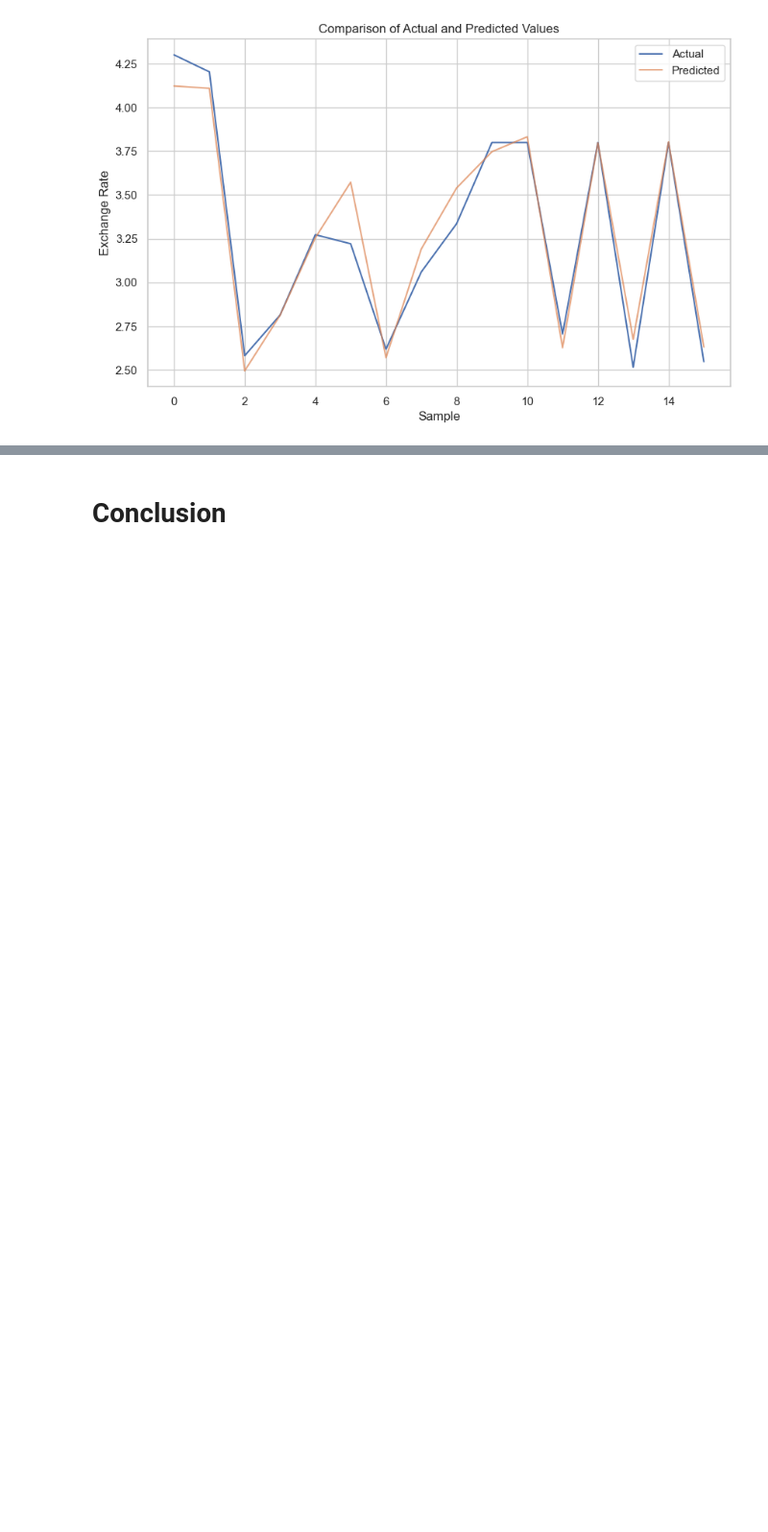
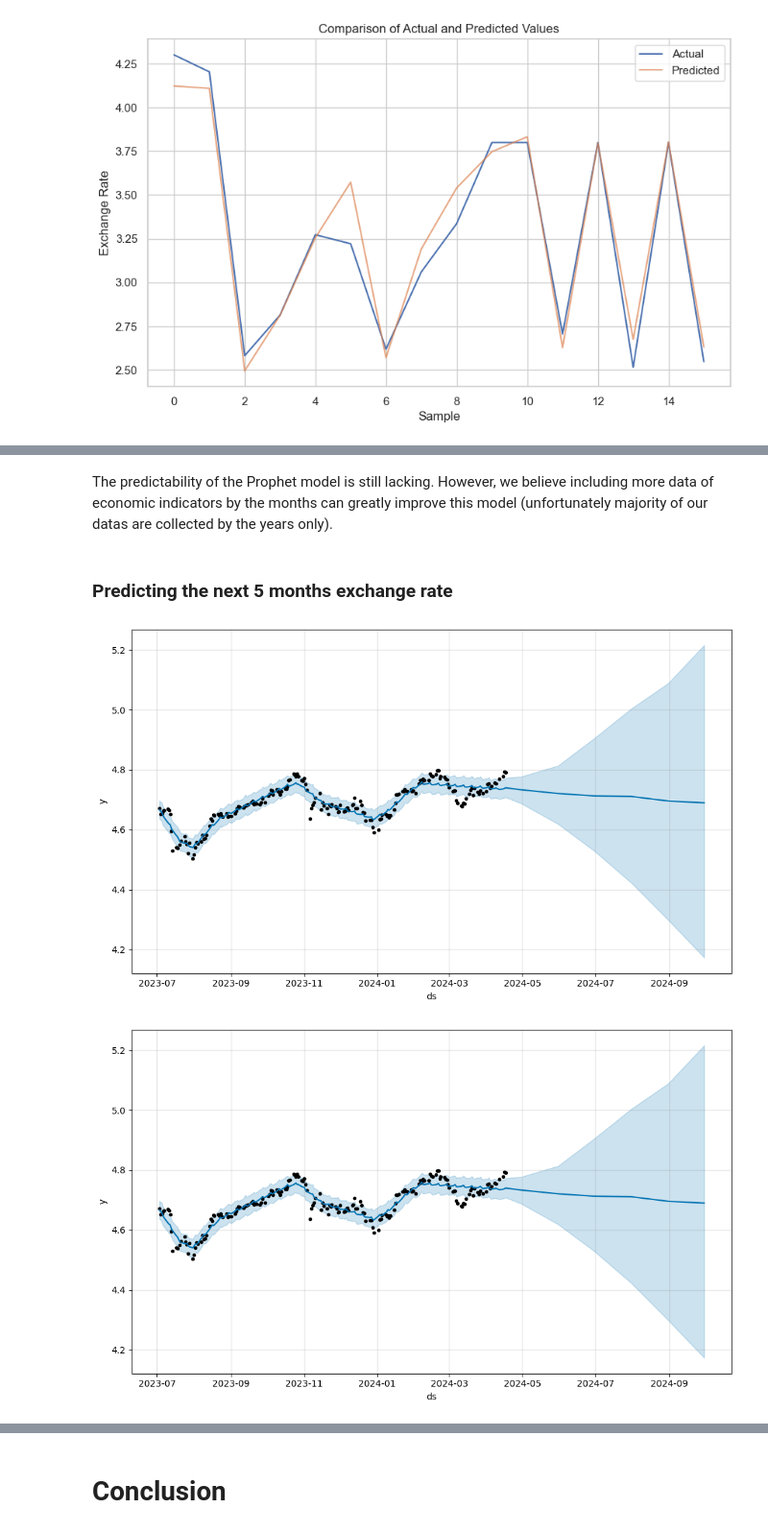
Before and after one commit to KohJJ820/MLIsFun, a Jupyter notebook: 5_Project/5_Project.ipynb, the cells around one changed output, grey strips where cells are left out. Shown at 96% size. Saved outputs shown, nothing was run; the diff lists cells and outputs as text; code cells hidden in the pictures; blank space fills up the shorter version.

```diff
--- a/5_Project/5_Project.ipynb
+++ b/5_Project/5_Project.ipynb
@@ -1068,5 +1046,5 @@ from prophet import Prophet
 # %%
-df = pd.read_csv('datasets/monthlyRate.csv')
+df = pd.read_csv('monthlyRate.csv')
 # %%
 df['date'] = pd.to_datetime(df['date'], format='%d-%b-%y')
 
@@ -1073,0 +1104,12 @@ df = df.rename(columns={'date': 'ds', 'USD': 'y'})
+# %% [markdown]
+The predictability of the Prophet model is still lacking. However, we believe including more data of economic indicators by the months can greatly improve this model (unfortunately majority of our datas are collected by the years only).
+# %% [markdown]
+### Predicting the next 5 months exchange rate
+# %%
+# predicting the next 5 months
+future = model.make_future_dataframe(periods=6, freq='M')
+forecast = model.predict(future)
+model.plot(forecast)
+# %% [output]
+[figure, added]
+[figure, added]
```
Also changed, not shown: parts of 19 cells of this notebook, 1 other file.
